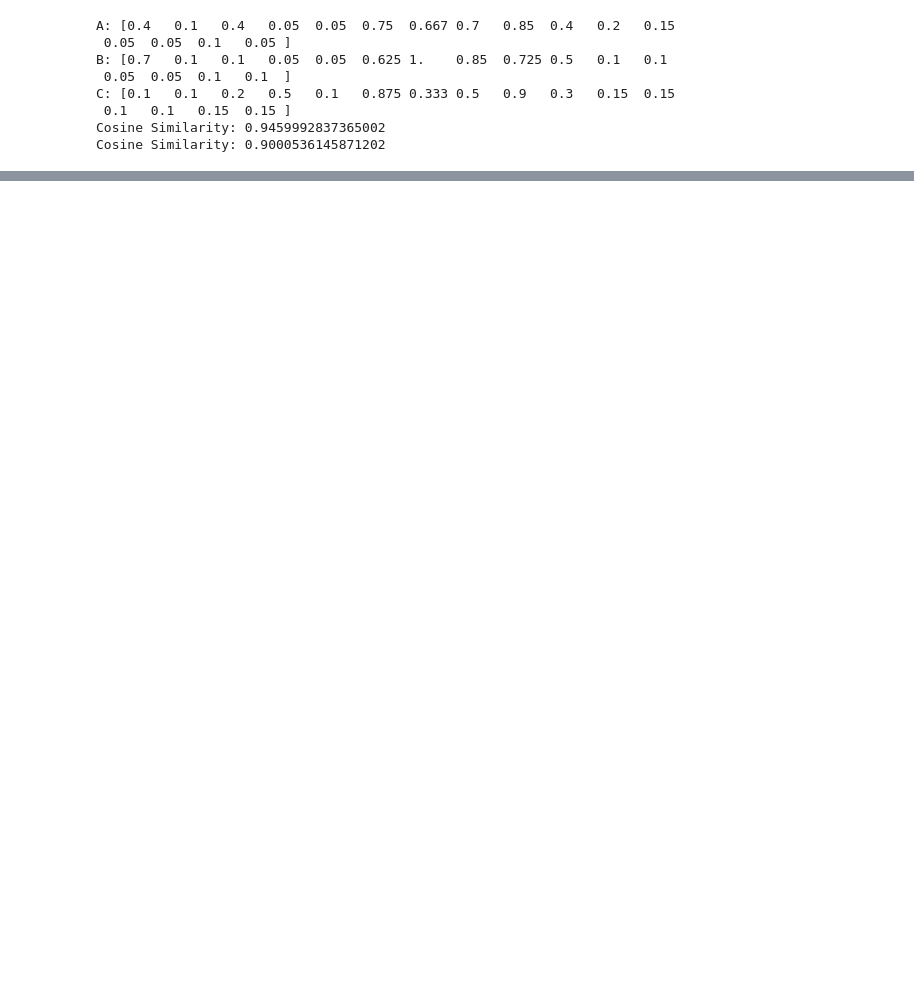
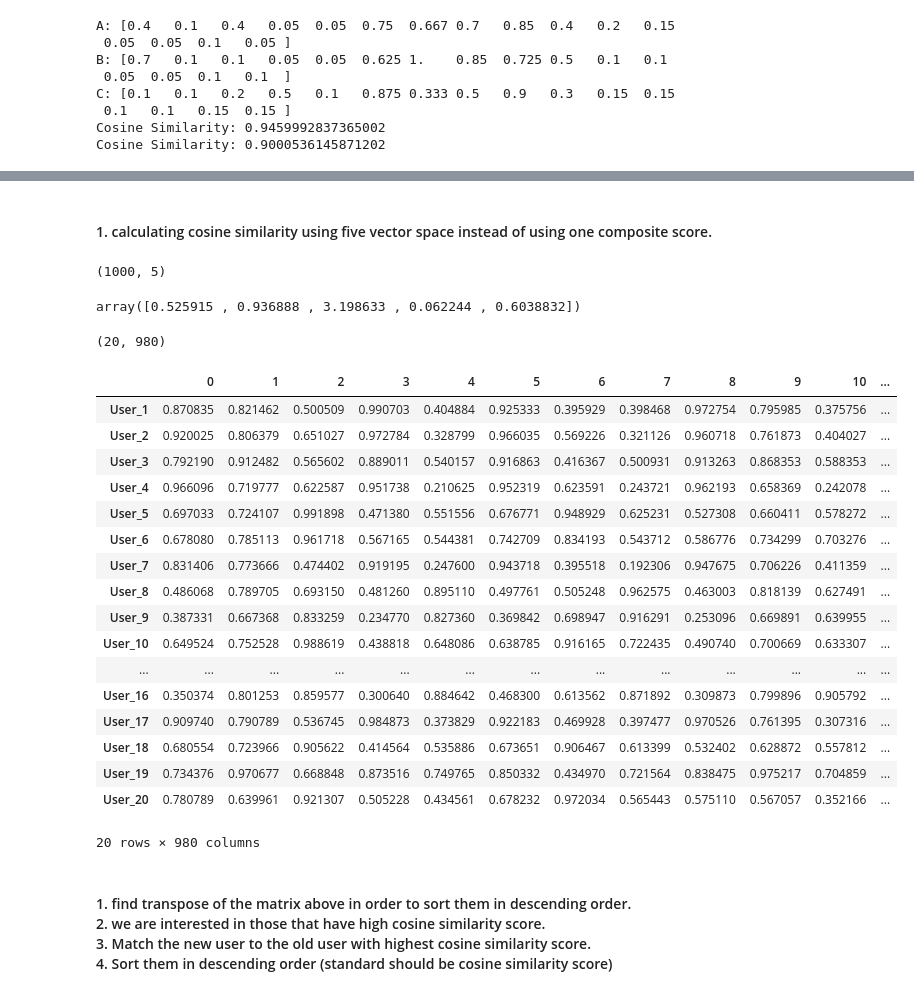
Before and after one commit to choKaylee/WealthSmart, a Jupyter notebook: model_tesitng.ipynb, the cells around one changed output, grey strips where cells are left out. Drawn from its saved outputs; the diff is of its cells as text; code cells hidden in the pictures; blank space fills up the shorter version.

```diff
--- a/model_tesitng.ipynb
+++ b/model_tesitng.ipynb
@@ -239,0 +332,72 @@ user_data[["factor_weight_investment_goals", "factor_weight_risk_tolerance","fac
+# %%
+# For those that have more than one score to consider, we create composite score for each category before multiplying weight and adding it to the larger composite score calculation
+investment_goal_composite_score = 1 * user_data["investment_goal_long_term_growth"]  + 1 * user_data["investment_goal_stable_income"] + 2 * user_data["investment_goal_balanced_approach"] + 3 * user_data["investment_goal_high_risk_high_reward"] + 3 * user_data["investment_goal_short_term_trading"]
+
+holding_period_composite_score = user_data["holding_period_response"] + user_data["holding_period_reaction_strength"]
+
+product_preference_composite_score = 1 * user_data["product_preference_government_bonds"] + 2.5 * user_data["product_preference_corporate_bonds"] \
+                                    + 4 * user_data["product_preference_stocks"] + 4 * user_data["product_preference_etfs"] \
+                                    + 6 * user_data["product_preference_derivatives"] + 8 * user_data["product_preference_alternative_investments"]
+# %% [markdown]
+#### 1. calculating cosine similarity using five vector space instead of using one composite score.
+# %%
+# This is calculating similarity using five vector space instead of using one composite score!
+import numpy as np
+np.set_printoptions(threshold=np.inf)
+
+import numpy as np
+
+score_vector = np.column_stack((
+    w1 * investment_goal_composite_score,
+    w2 * risk_tolerance_score,
+    w3 * holding_period_composite_score,
+    w4 * return_score,
+    w5 * product_preference_composite_score
+))
+
+print(score_vector.shape)
+score_vector[326]
+# %% [output]
+(1000, 5)
+array([0.525915 , 0.936888 , 3.198633 , 0.062244 , 0.6038832])
+# %%
+from numpy.linalg import norm
+
+new_users = score_vector[:20]
+old_users = score_vector[20:]
+
+cosine_similarities = {}
+
+for i in range(len(new_users)):
+    similarities = []
+    for j in range(len(old_users)):
+        cosine_similarity = np.dot(new_users[i], old_users[j]) / (norm(new_users[i]) * norm(old_users[j]))
+        similarities.append(cosine_similarity)
+    cosine_similarities[f"User_{i+1}"] = similarities
+
+cosine_sim_df = pd.DataFrame.from_dict(cosine_similarities, orient='index')
+
+print(cosine_sim_df.shape)
+cosine_sim_df
+# %% [output]
+(20, 980)
+|  | 0 | 1 | 2 | 3 | 4 | 5 | 6 | 7 | 8 | 9 | 10 | ... |
+| User_1 | 0.870835 | 0.821462 | 0.500509 | 0.990703 | 0.404884 | 0.925333 | 0.395929 | 0.398468 | 0.972754 | 0.795985 | 0.375756 | ... |
+| User_2 | 0.920025 | 0.806379 | 0.651027 | 0.972784 | 0.328799 | 0.966035 | 0.569226 | 0.321126 | 0.960718 | 0.761873 | 0.404027 | ... |
+| User_3 | 0.792190 | 0.912482 | 0.565602 | 0.889011 | 0.540157 | 0.916863 | 0.416367 | 0.500931 | 0.913263 | 0.868353 | 0.588353 | ... |
+| User_4 | 0.966096 | 0.719777 | 0.622587 | 0.951738 | 0.210625 | 0.952319 | 0.623591 | 0.243721 | 0.962193 | 0.658369 | 0.242078 | ... |
+| User_5 | 0.697033 | 0.724107 | 0.991898 | 0.471380 | 0.551556 | 0.676771 | 0.948929 | 0.625231 | 0.527308 | 0.660411 | 0.578272 | ... |
+| User_6 | 0.678080 | 0.785113 | 0.961718 | 0.567165 | 0.544381 | 0.742709 | 0.834193 | 0.543712 | 0.586776 | 0.734299 | 0.703276 | ... |
+| User_7 | 0.831406 | 0.773666 | 0.474402 | 0.919195 | 0.247600 | 0.943718 | 0.395518 | 0.192306 | 0.947675 | 0.706226 | 0.411359 | ... |
+| User_8 | 0.486068 | 0.789705 | 0.693150 | 0.481260 | 0.895110 | 0.497761 | 0.505248 | 0.962575 | 0.463003 | 0.818139 | 0.627491 | ... |
+| User_9 | 0.387331 | 0.667368 | 0.833259 | 0.234770 | 0.827360 | 0.369842 | 0.698947 | 0.916291 | 0.253096 | 0.669891 | 0.639955 | ... |
+| User_10 | 0.649524 | 0.752528 | 0.988619 | 0.438818 | 0.648086 | 0.638785 | 0.916165 | 0.722435 | 0.490740 | 0.700669 | 0.633307 | ... |
+| ... | ... | ... | ... | ... | ... | ... | ... | ... | ... | ... | ... | ... |
+| User_16 | 0.350374 | 0.801253 | 0.859577 | 0.300640 | 0.884642 | 0.468300 | 0.613562 | 0.871892 | 0.309873 | 0.799896 | 0.905792 | ... |
+| User_17 | 0.909740 | 0.790789 | 0.536745 | 0.984873 | 0.373829 | 0.922183 | 0.469928 | 0.397477 | 0.970526 | 0.761395 | 0.307316 | ... |
+| User_18 | 0.680554 | 0.723966 | 0.905622 | 0.414564 | 0.535886 | 0.673651 | 0.906467 | 0.613399 | 0.532402 | 0.628872 | 0.557812 | ... |
+| User_19 | 0.734376 | 0.970677 | 0.668848 | 0.873516 | 0.749765 | 0.850332 | 0.434970 | 0.721564 | 0.838475 | 0.975217 | 0.704859 | ... |
+| User_20 | 0.780789 | 0.639961 | 0.921307 | 0.505228 | 0.434561 | 0.678232 | 0.972034 | 0.565443 | 0.575110 | 0.567057 | 0.352166 | ... |
+20 rows × 980 columns
+# %% [markdown]
+#### 1. find transpose of the matrix above in order to sort them in descending order. <br> 2. we are interested in those that have high cosine similarity score. <br> 3. Match the new user to the old user with highest cosine similarity score. <br> 4. Sort them in descending order (standard should be cosine similarity score)
```
Also changed, not shown: parts of 36 cells of this notebook.
